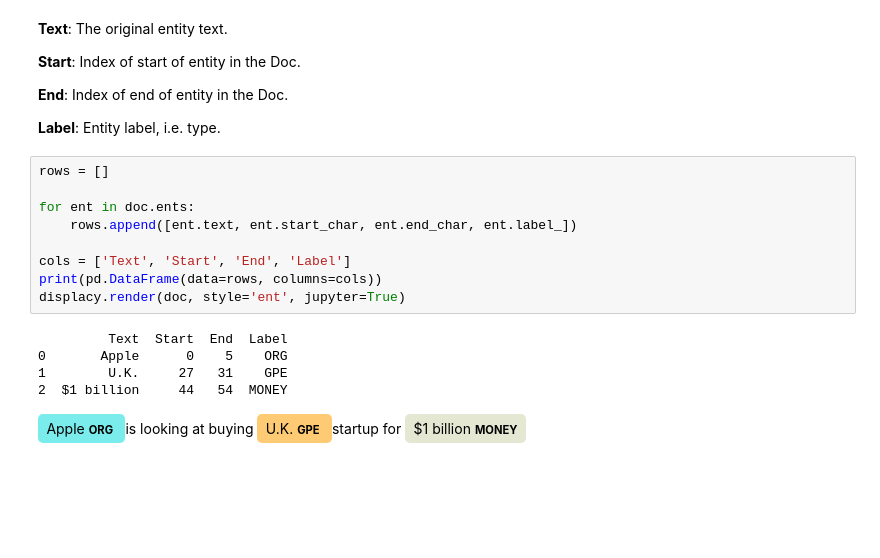
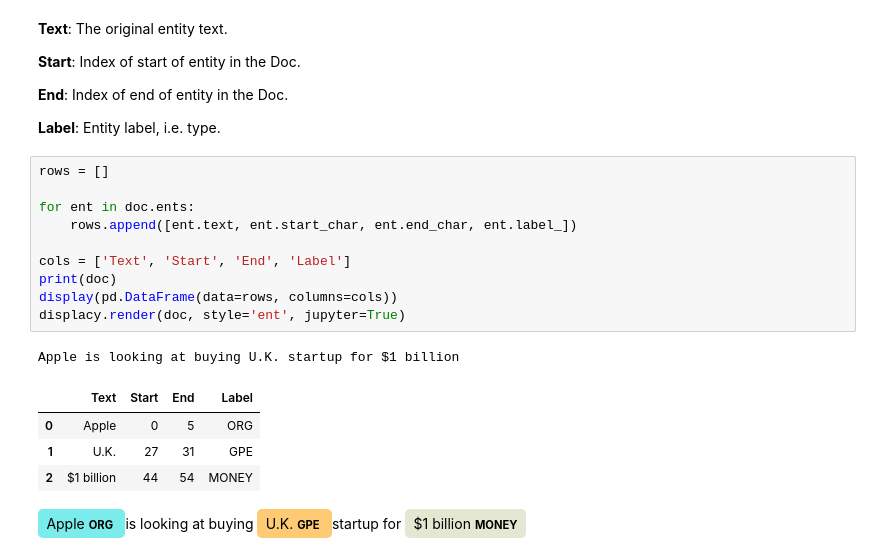
Before and after one commit to AlexFridman/nlp_tutorial_draft, a Jupyter notebook: NLP_Tasks.ipynb, the cells around one changed output. Drawn from its saved outputs; the diff is of its cells as text; blank space fills up the shorter version.

```diff
--- a/NLP_Tasks.ipynb
+++ b/NLP_Tasks.ipynb
@@ -117,15 +145,17 @@ A named entity is a "real-world object" that's assigned a name – for example,
 # %%
 rows = []
 
 for ent in doc.ents:
     rows.append([ent.text, ent.start_char, ent.end_char, ent.label_])
 
 cols = ['Text', 'Start', 'End', 'Label']
-print(pd.DataFrame(data=rows, columns=cols))
+print(doc)
+display(pd.DataFrame(data=rows, columns=cols))
 displacy.render(doc, style='ent', jupyter=True)
 # %% [output]
-         Text  Start  End  Label
-0       Apple      0    5    ORG
-1        U.K.     27   31    GPE
-2  $1 billion     44   54  MONEY
+Apple is looking at buying U.K. startup for $1 billion
+|  | Text | Start | End | Label |
+| 0 | Apple | 0 | 5 | ORG |
+| 1 | U.K. | 27 | 31 | GPE |
+| 2 | $1 billion | 44 | 54 | MONEY |
 Apple ORG is looking at buying U.K. GPE startup for $1 billion MONEY
```
Also changed, not shown: parts of 40 cells of this notebook, 11 other files.
